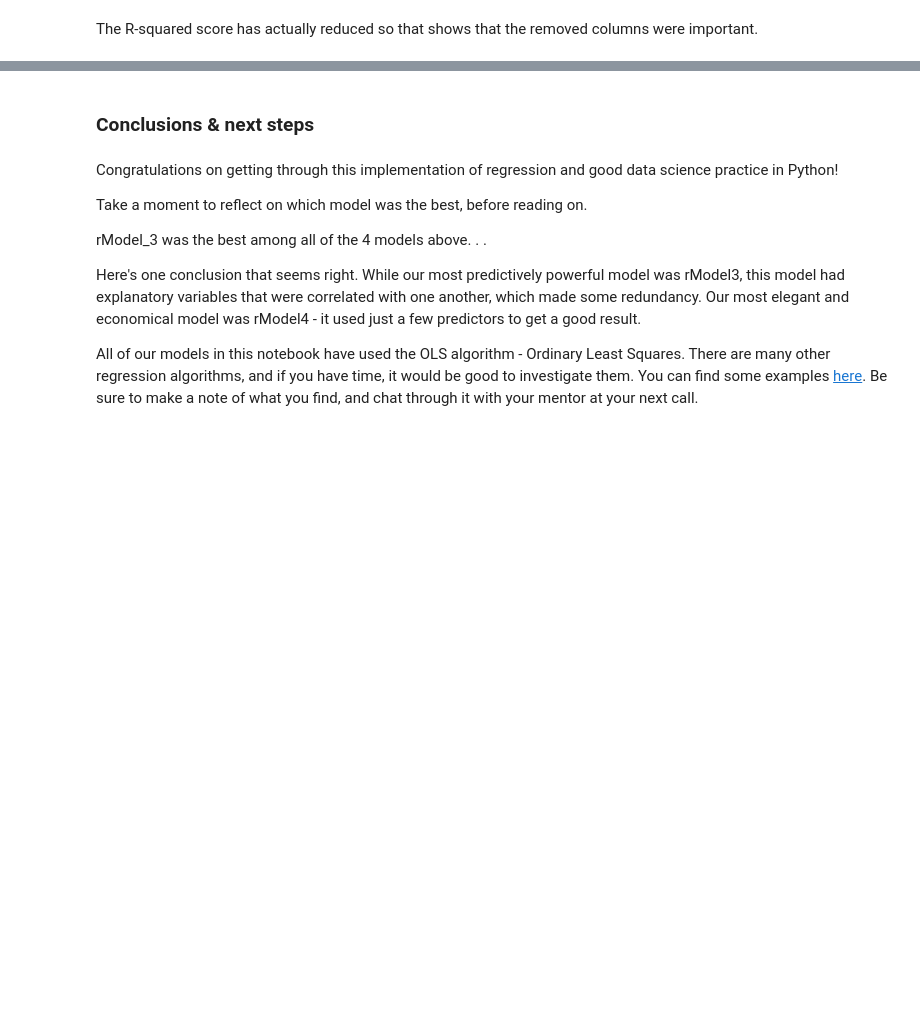
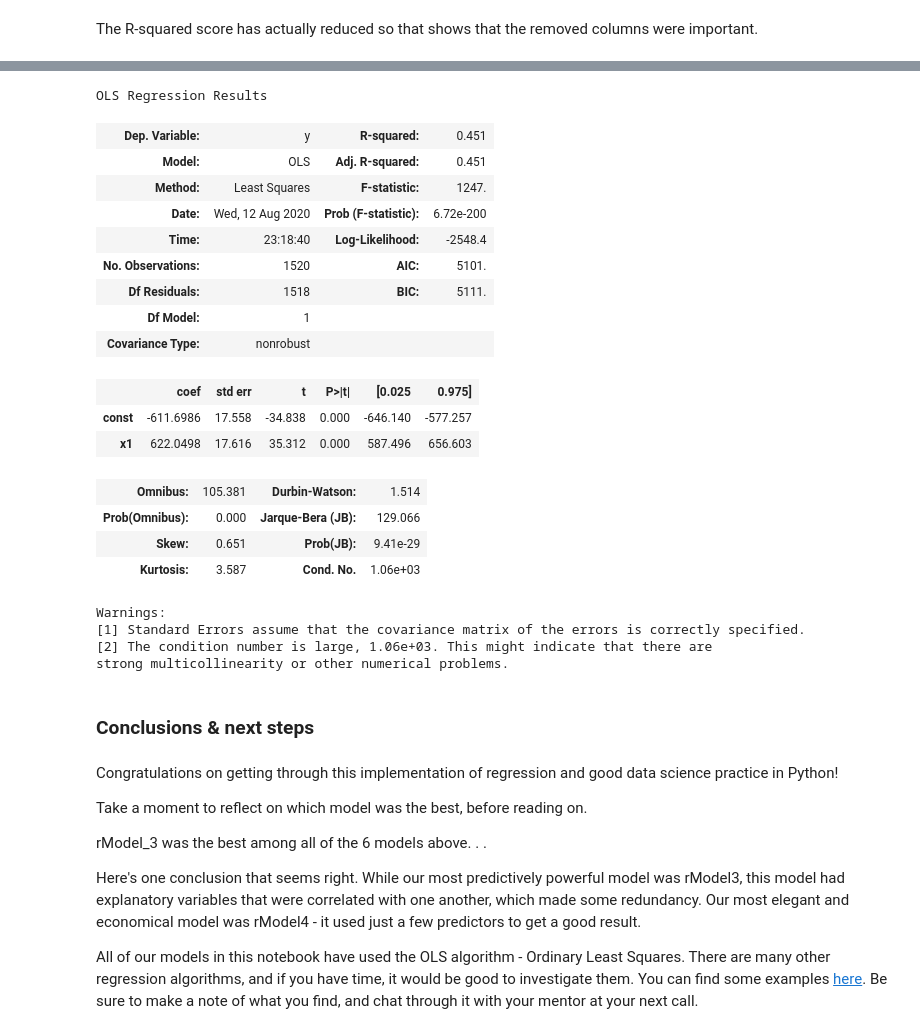
Before and after one commit to bauyrjanj/Wine-Alcohol-Level, a Jupyter notebook: Springboard Regression Case Study, Unit 8 - the Red Wine Dataset - Tier 3 (1).ipynb, the cells around one changed output, grey strips where cells are left out. Cells and saved outputs as stored; diff of their text form; code cells hidden in the pictures; blank space fills up the shorter version.

```diff
--- a/Springboard Regression Case Study, Unit 8 - the Red Wine Dataset - Tier 3 (1).ipynb
+++ b/Springboard Regression Case Study, Unit 8 - the Red Wine Dataset - Tier 3 (1).ipynb
@@ -549,3 +610,46 @@ The R-squared score has actually reduced so that shows that the removed columns
+# %%
+y=np.array(df['fixed.acidity'].values.tolist())
+x=np.array(df['density'].values.tolist())
+x=sm.add_constant(x)
+# %%
+# Let's create an instance that splits a dataset into 20 folds, shuffles prior to the split (hence set to "True"), and uses a value of 1 for pseudorandom number generator
+kfold = KFold(20, True, 1)
+# enumerate splits
+for train, test in kfold.split(x):
+    x_train = x[train]
+    x_test = x[test]
+for train, test in kfold.split(y):
+    y_train = y[train]
+    y_test = y[test]
+# %%
+# Create the model
+rModel_6=sm.OLS(y_train, x_train)
+# Fit the model
+result_6=rModel_6.fit()
+result_6.params
+result_6.summary()
+# %% [output]
+OLS Regression Results
+| Dep. Variable: | y | R-squared: | 0.451 |
+| Model: | OLS | Adj. R-squared: | 0.451 |
+| Method: | Least Squares | F-statistic: | 1247. |
+| Date: | Wed, 12 Aug 2020 | Prob (F-statistic): | 6.72e-200 |
+| Time: | 23:18:40 | Log-Likelihood: | -2548.4 |
+| No. Observations: | 1520 | AIC: | 5101. |
+| Df Residuals: | 1518 | BIC: | 5111. |
+| Df Model: | 1 |  |  |
+| Covariance Type: | nonrobust |  |  |
+|  | coef | std err | t | P>|t| | [0.025 | 0.975] |
+| const | -611.6986 | 17.558 | -34.838 | 0.000 | -646.140 | -577.257 |
+| x1 | 622.0498 | 17.616 | 35.312 | 0.000 | 587.496 | 656.603 |
+| Omnibus: | 105.381 | Durbin-Watson: | 1.514 |
+| Prob(Omnibus): | 0.000 | Jarque-Bera (JB): | 129.066 |
+| Skew: | 0.651 | Prob(JB): | 9.41e-29 |
+| Kurtosis: | 3.587 | Cond. No. | 1.06e+03 |
+Warnings:
+[1] Standard Errors assume that the covariance matrix of the errors is correctly specified.
+[2] The condition number is large, 1.06e+03. This might indicate that there are
+strong multicollinearity or other numerical problems.
 # %% [markdown]
 ### Conclusions & next steps
 # %% [markdown]
@@ -553,7 +657,7 @@ Congratulations on getting through this implementation of regression and good da
 
 Take a moment to reflect on which model was the best, before reading on.
 
-rModel_3 was the best among all of the 4 models above.
+rModel_3 was the best among all of the 6 models above.
 .
 .
 
```
Also changed, not shown: parts of 7 cells of this notebook.
